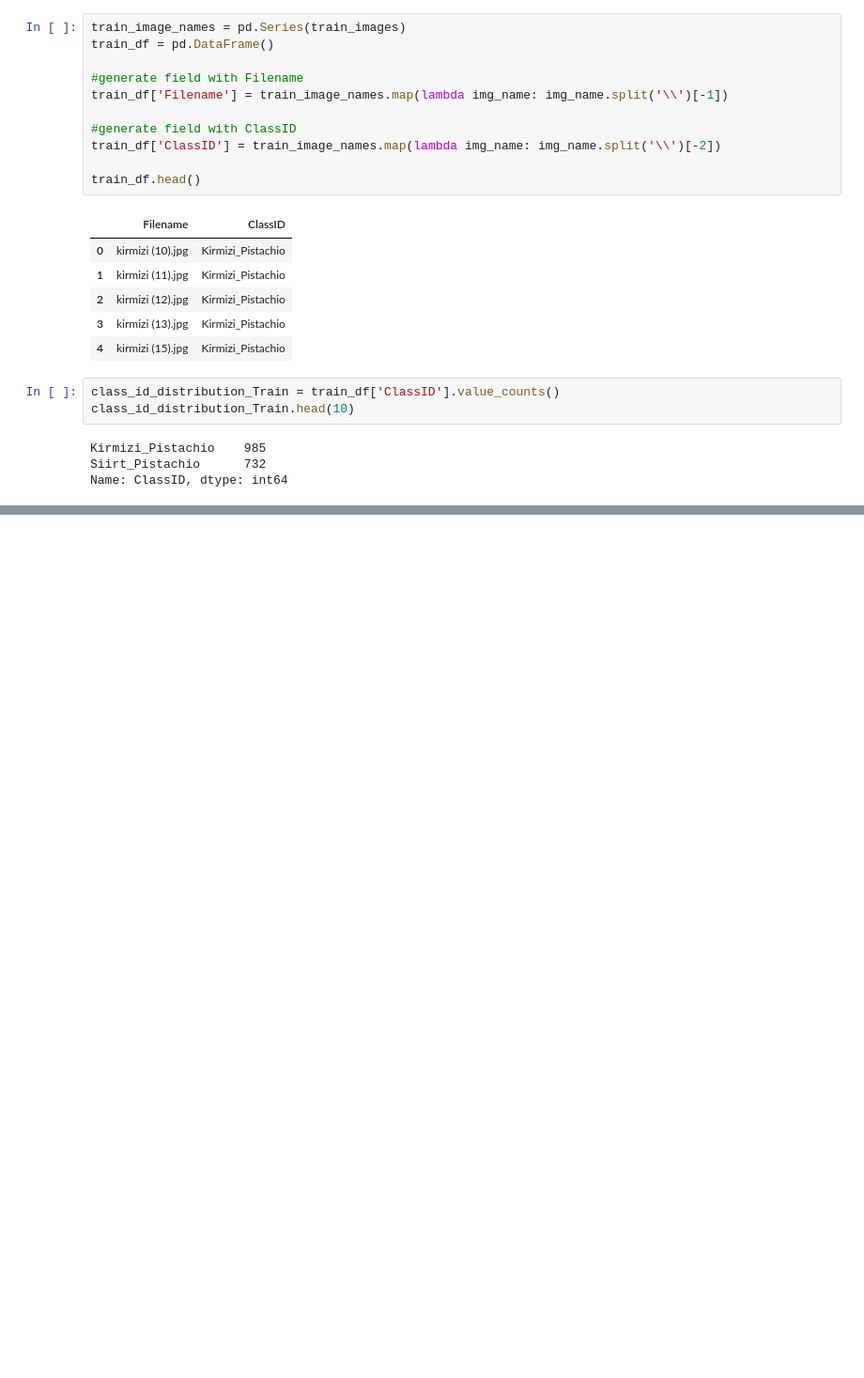
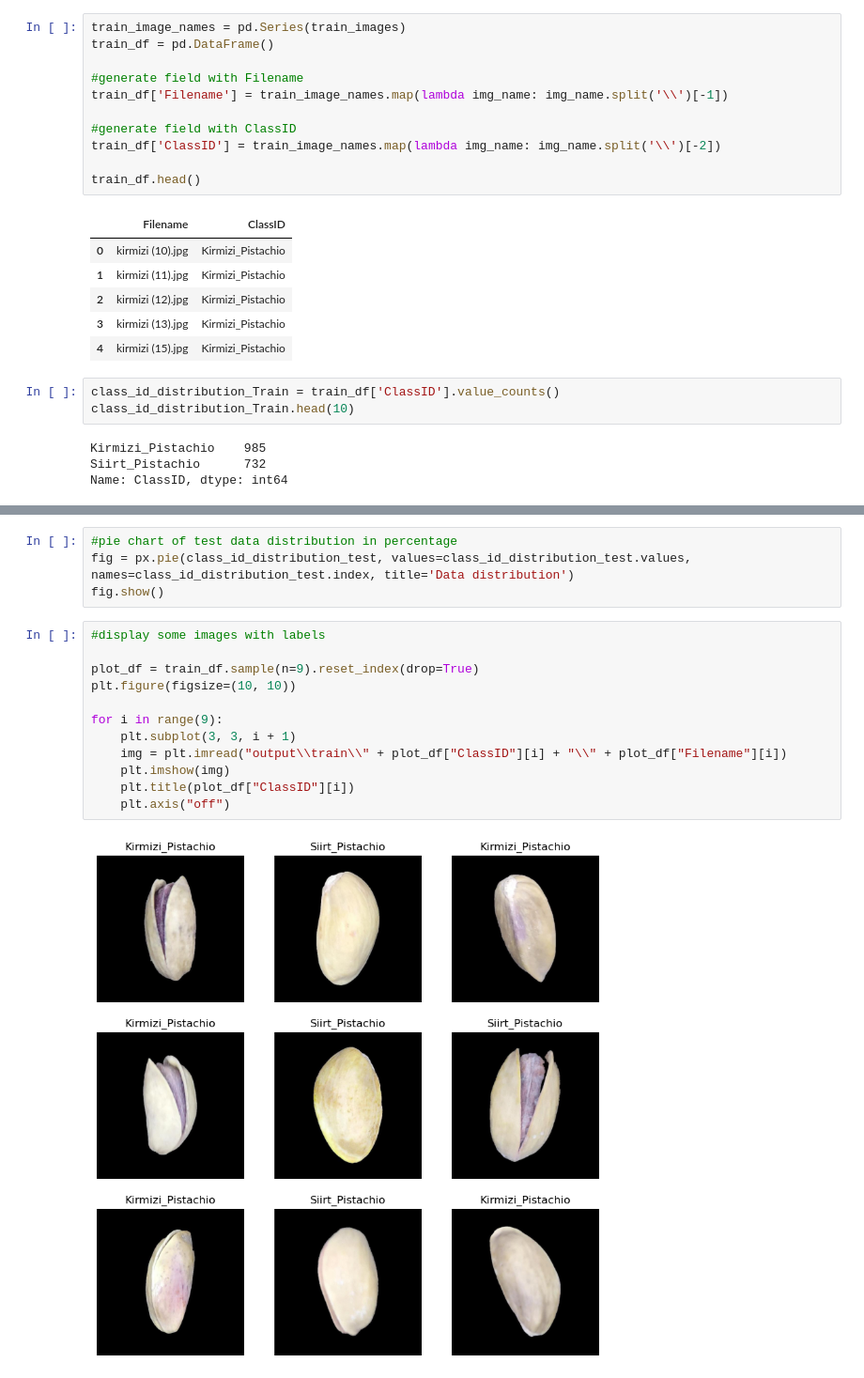
Before and after one commit to mynamescheff/pistaccio, a Jupyter notebook: pistaczjo_eda.ipynb, the cells around one changed output, grey strips where cells are left out. Shown at 94% size. Saved outputs shown, nothing was run; the diff lists cells and outputs as text; blank space fills up the shorter version.

```diff
--- a/pistaczjo_eda.ipynb
+++ b/pistaczjo_eda.ipynb
@@ -172,0 +209,18 @@ Name: ClassID, dtype: int64
+# %%
+#pie chart of test data distribution in percentage
+fig = px.pie(class_id_distribution_test, values=class_id_distribution_test.values, names=class_id_distribution_test.index, title='Data distribution')
+fig.show()
+# %%
+#display some images with labels
+
+plot_df = train_df.sample(n=9).reset_index(drop=True)
+plt.figure(figsize=(10, 10))
+
+for i in range(9):
+    plt.subplot(3, 3, i + 1)
+    img = plt.imread("output\\train\\" + plot_df["ClassID"][i] + "\\" + plot_df["Filename"][i])
+    plt.imshow(img)
+    plt.title(plot_df["ClassID"][i])
+    plt.axis("off")
+# %% [output]
+[figure, added]
```
Also changed, not shown: parts of 12 cells of this notebook.
